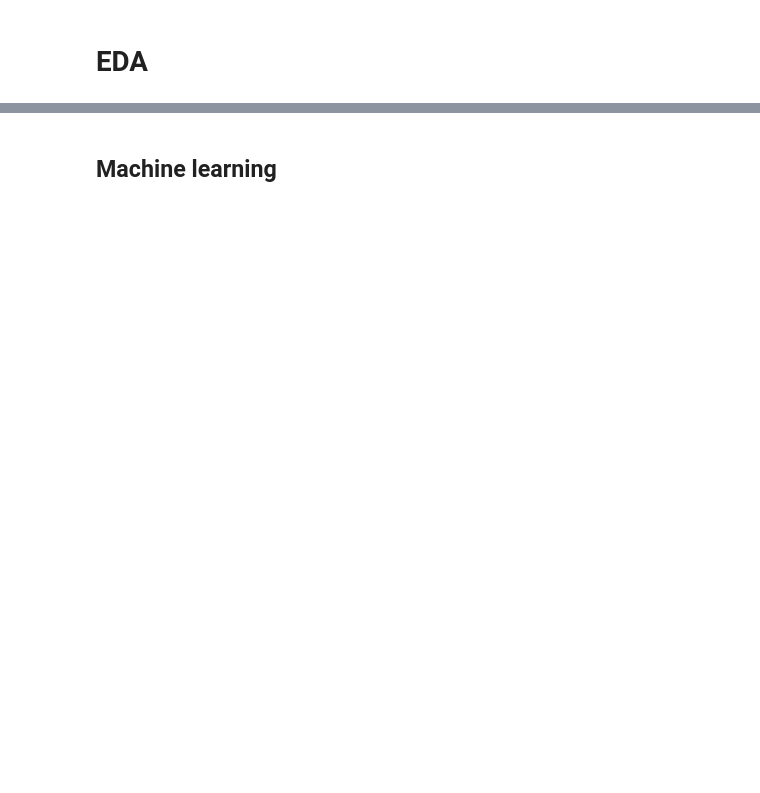
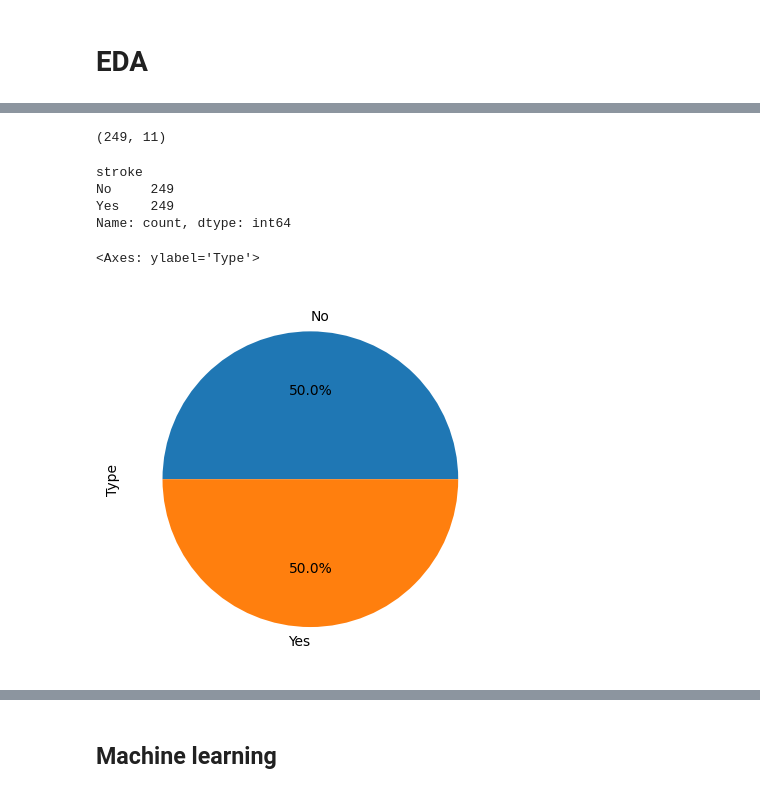
Before and after one commit to mzeugenia/supervisedML-stroke-prediction, a Jupyter notebook: Project #5.ipynb, the cells around one changed output, grey strips where cells are left out. Saved outputs shown, nothing was run; the diff lists cells and outputs as text; code cells hidden in the pictures; blank space fills up the shorter version.

```diff
--- a/Project #5.ipynb
+++ b/Project #5.ipynb
@@ -96,0 +197,28 @@ sns.pairplot(df)
+# %%
+from sklearn.utils import resample
+
+# Downsample majority class (stroke_0)
+stroke_0_downsample = resample(stroke_0,
+             replace=True,
+             n_samples=len(stroke_1),
+             random_state=42)
+
+print(stroke_0_downsample.shape)
+# %% [output]
+(249, 11)
+# %%
+data_downsampled = pd.concat([stroke_0_downsample, stroke_1])
+
+print(data_downsampled["stroke"].value_counts())
+
+data_downsampled.groupby('stroke').size().plot(kind='pie',
+                                       y = "stroke",
+                                       label = "Type",
+                                       autopct='%1.1f%%')
+# %% [output]
+stroke
+No     249
+Yes    249
+Name: count, dtype: int64
+<Axes: ylabel='Type'>
+[figure, added]
```
Also changed, not shown: parts of 46 cells of this notebook.
